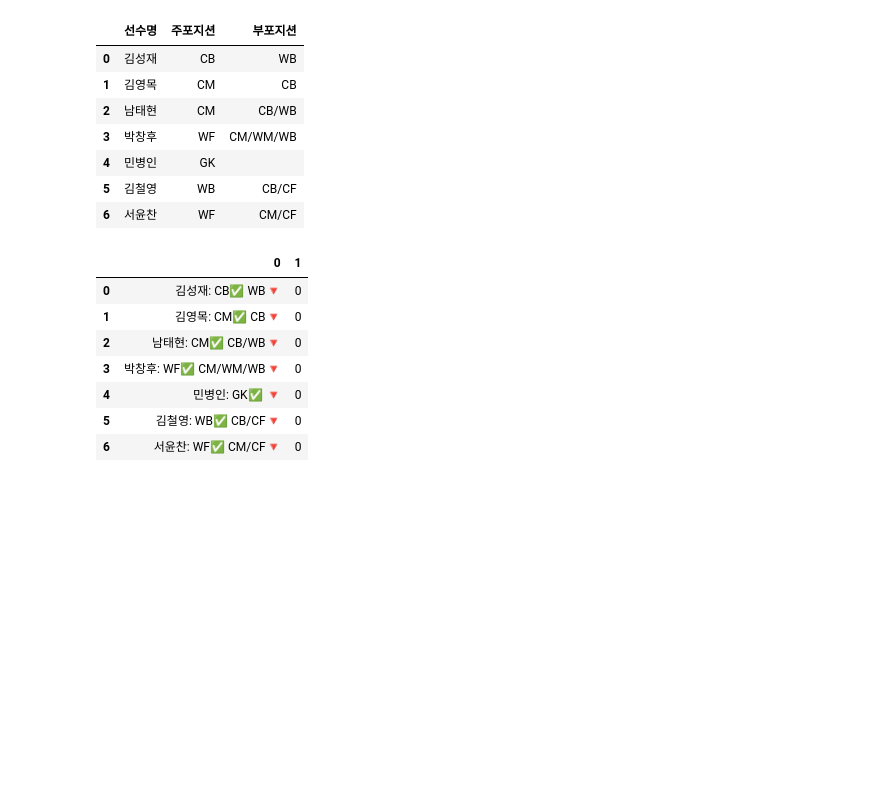
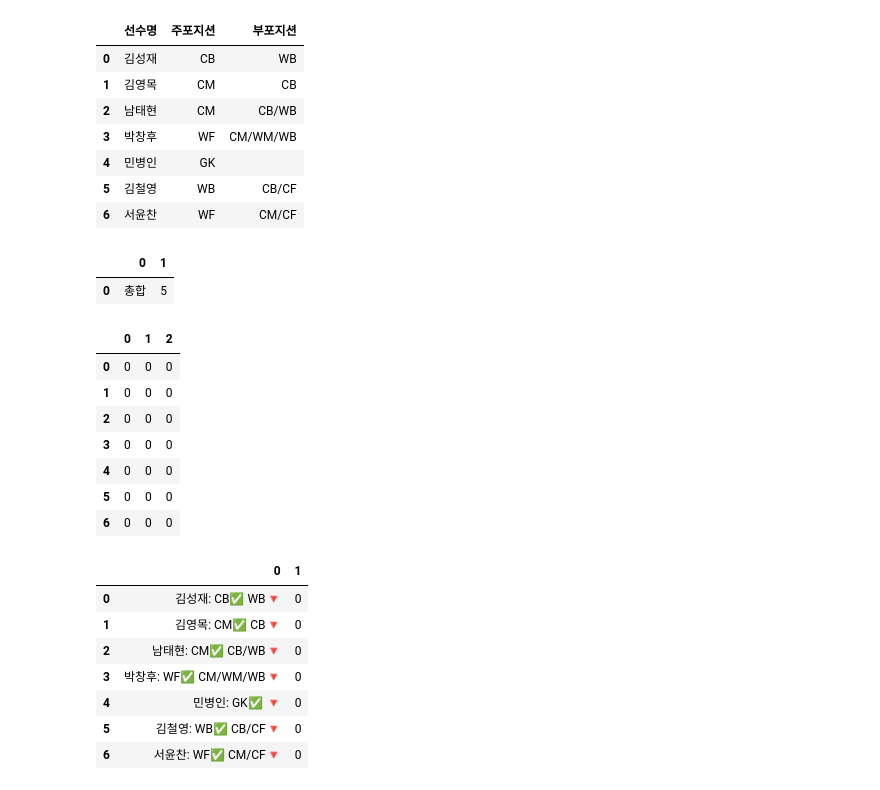
Before and after one commit to nammtaeehyeonn/South, a Jupyter notebook: 0330/test.ipynb, the cells around one changed output. Cells and saved outputs as stored; diff of their text form; code cells hidden in the pictures; blank space fills up the shorter version.

```diff
--- a/0330/test.ipynb
+++ b/0330/test.ipynb
@@ -87,6 +87,26 @@ df
 | 4 | 민병인 | GK |  |
 | 5 | 김철영 | WB | CB/CF |
 | 6 | 서윤찬 | WF | CM/CF |
+# %%
+df.iloc[0,1] = "213"
+# %%
+pd.DataFrame([["총합",5]]    )
+# %% [output]
+|  | 0 | 1 |
+| 0 | 총합 | 5 |
+# %%
+df['선수명']
+
+pd.DataFrame([[0,0,0]]*len(df['선수명']))
+# %% [output]
+|  | 0 | 1 | 2 |
+| 0 | 0 | 0 | 0 |
+| 1 | 0 | 0 | 0 |
+| 2 | 0 | 0 | 0 |
+| 3 | 0 | 0 | 0 |
+| 4 | 0 | 0 | 0 |
+| 5 | 0 | 0 | 0 |
+| 6 | 0 | 0 | 0 |
 # %%
 select_element_list = df['선수명'] + ": " + df['주포지션'] + "✅  " + df['부포지션'] + "🔻"
 real_name_series = select_element_list.apply(lambda x: x.split(":")[0])
```
Also changed, not shown: parts of 3 cells of this notebook, 1 other file.
